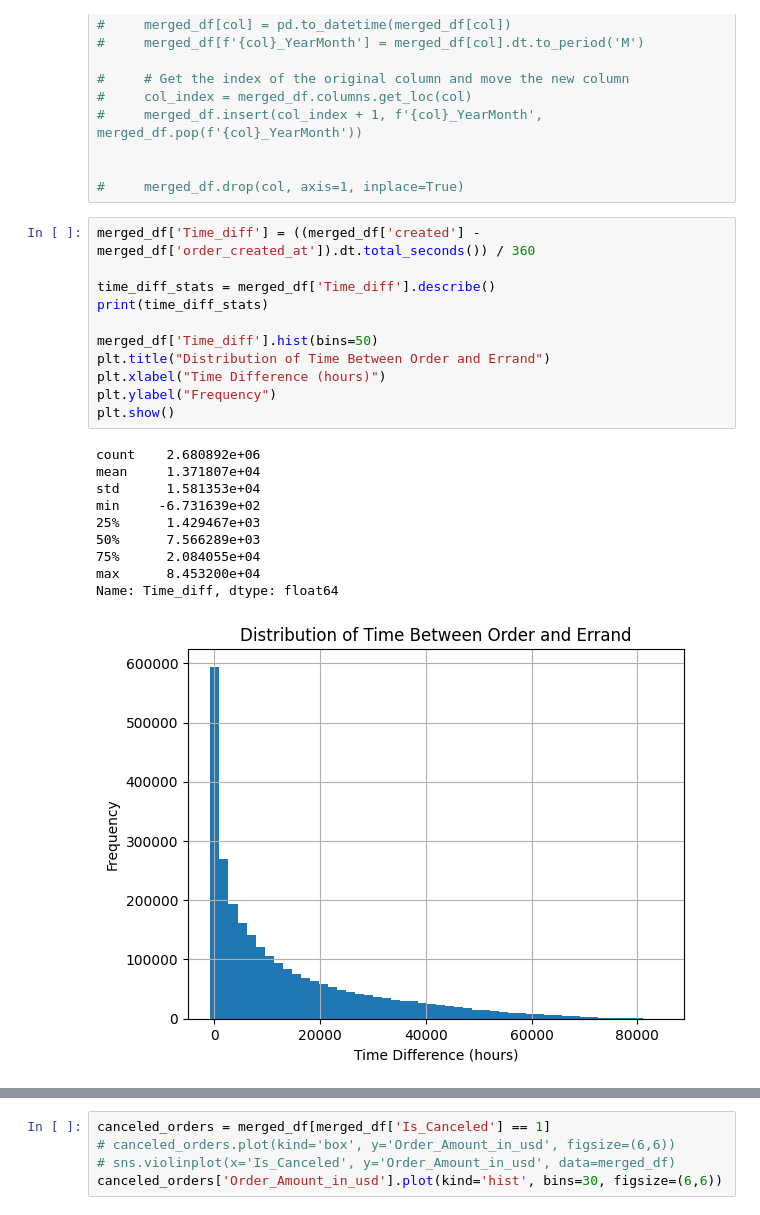
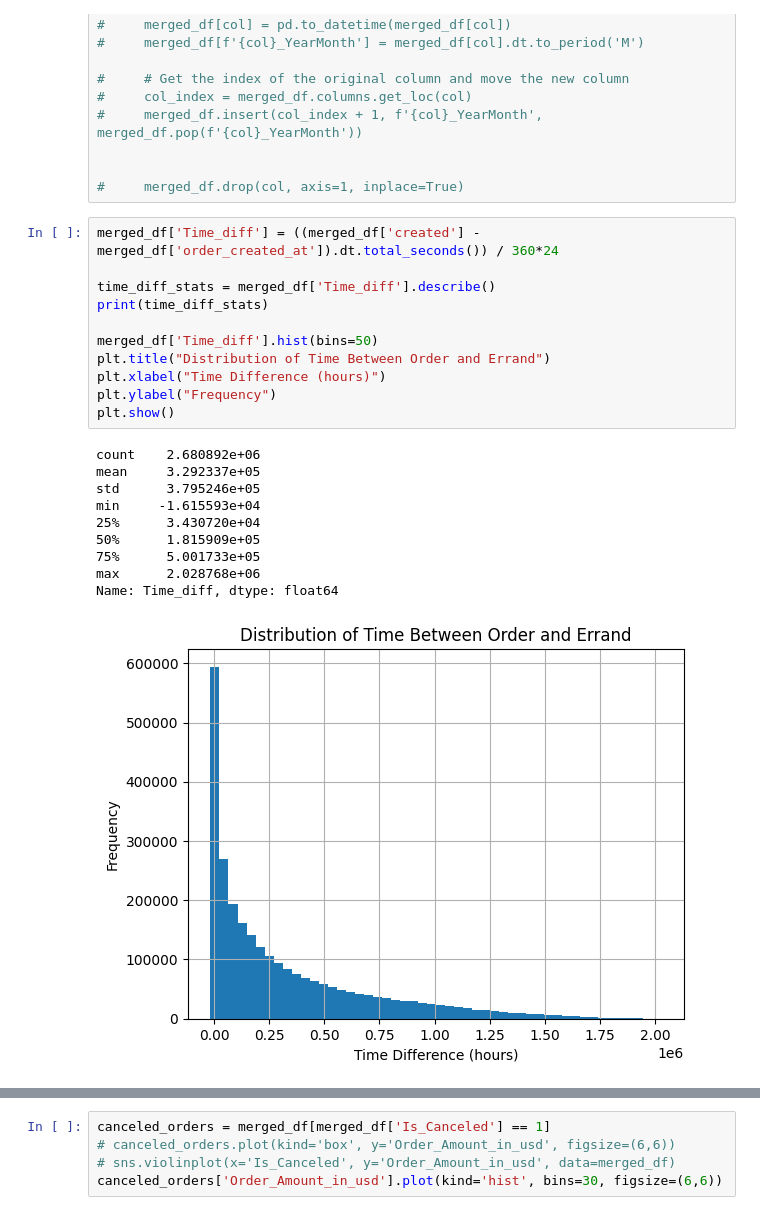
Before and after one commit to MinaBadri/MinaBadri-20250117, a Jupyter notebook: analysis.ipynb, the cells around one changed output, grey strips where cells are left out. Saved outputs shown, nothing was run; the diff lists cells and outputs as text.

```diff
--- a/analysis.ipynb
+++ b/analysis.ipynb
@@ -170,25 +170,25 @@ merged_df['created'] = pd.to_datetime(merged_df['created'])#.dt.date
 
 #     merged_df.drop(col, axis=1, inplace=True)
 # %%
-merged_df['Time_diff'] = ((merged_df['created'] - merged_df['order_created_at']).dt.total_seconds()) / 360
+merged_df['Time_diff'] = ((merged_df['created'] - merged_df['order_created_at']).dt.total_seconds()) / 360*24
 
 time_diff_stats = merged_df['Time_diff'].describe()
 print(time_diff_stats)
 
 merged_df['Time_diff'].hist(bins=50)
 plt.title("Distribution of Time Between Order and Errand")
 plt.xlabel("Time Difference (hours)")
 plt.ylabel("Frequency")
 plt.show()
 # %% [output]
 count    2.680892e+06
-mean     1.371807e+04
-std      1.581353e+04
-min     -6.731639e+02
-25%      1.429467e+03
-50%      7.566289e+03
-75%      2.084055e+04
-max      8.453200e+04
+mean     3.292337e+05
+std      3.795246e+05
+min     -1.615593e+04
+25%      3.430720e+04
+50%      1.815909e+05
+75%      5.001733e+05
+max      2.028768e+06
 Name: Time_diff, dtype: float64
-[figure, old version]
+[figure, new version]
 # %%
```
Also changed, not shown: parts of 13 cells of this notebook, 1 other file.
